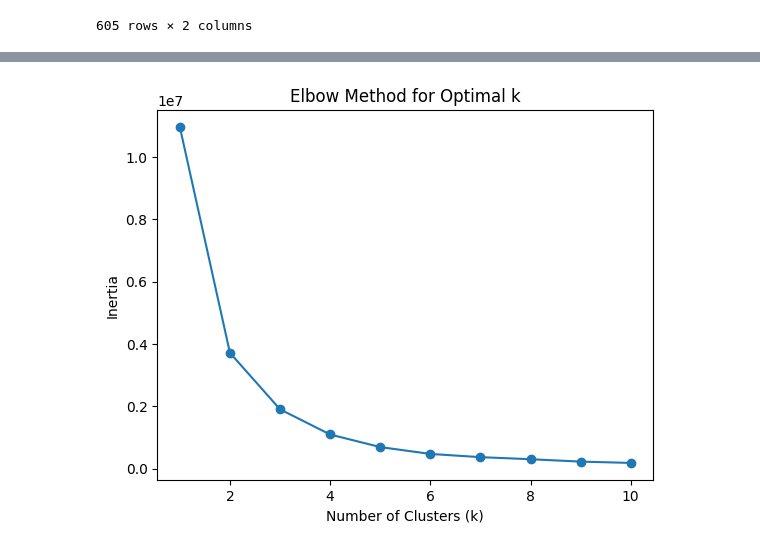
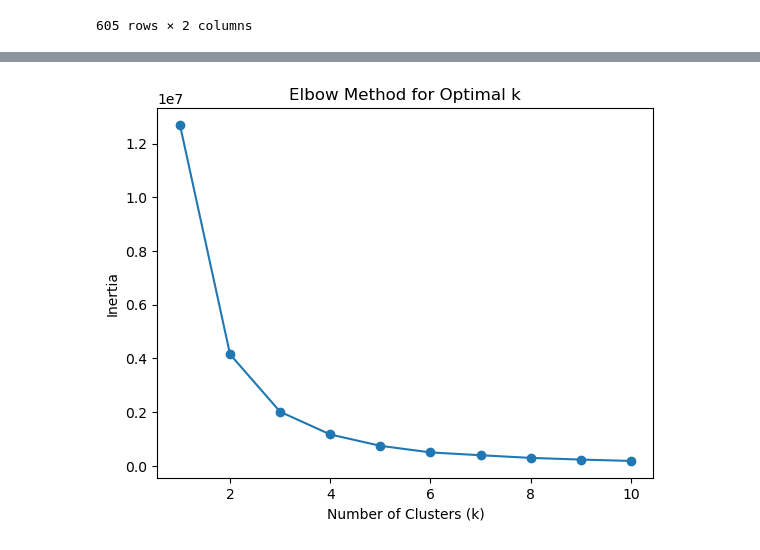
Before and after one commit to hengkuanxin/OR-SMT481-G5, a Jupyter notebook: demand_score.ipynb, the cells around one changed output, grey strips where cells are left out. Saved outputs shown, nothing was run; the diff lists cells and outputs as text; code cells hidden in the pictures.

```diff
--- a/demand_score.ipynb
+++ b/demand_score.ipynb
@@ -87,5 +94,5 @@ mean_weekly_trips
 # %%
 # Add mean weekly trips of each station to the stations data set
 merged_df = pd.merge(stations, mean_weekly_trips, left_on='station_id', right_on='start_station_id', how='left')
-# Drop the stations without a value, in this case, NA for mean_weekly_trips
-merged_df.dropna(inplace=True)
+# Replace empty demand with 0 mean weekly trips
+merged_df["MEAN_WEEKLY_TRIPS"].fillna(0, inplace=True)
@@ -99,0 +120,6 @@ dtype: int64
+# %%
+# Select wanted columns
+final_df = merged_df[['station_id','station_name','capacity','lng','lat','MEAN_WEEKLY_TRIPS']].copy()
+print(f"column names: \n{final_df.columns}")
+print("")
+print(f"Checking for null values \n{final_df[['station_id', 'MEAN_WEEKLY_TRIPS', 'capacity']].isnull().sum()}")
@@ -153,7 +189,7 @@ from sklearn.cluster import KMeans
 
 # Do a K-Means clustering
 num_clusters = 4
-kmeans = KMeans(n_clusters= num_clusters, random_state=42)
+kmeans = KMeans(n_clusters= num_clusters, random_state=42, n_init=10)
 final_df['DEMAND_CATEGORY'] = kmeans.fit_predict(final_df[['DEMAND_SCORE']])
 # %%
 final_df['DEMAND_CATEGORY'].value_counts()
@@ -181,10 +215,10 @@ plt.show()
 # Create a dictionary to map cluster labels to category names
 # assign according to the cluster numbers on the chart
 cluster_mapping = {
-    3: 'Lowest',
-    0: 'Low',
-    2: 'Medium',
-    1: 'Highest'
+    0: 'Lowest',
+    2: 'Low',
+    1: 'Medium',
+    3: 'Highest'
 }
 
 # Rename the categories in your DataFrame
@@ -192,34 +226,34 @@ final_df['DEMAND_CATEGORY'] = final_df['DEMAND_CATEGORY'].map(cluster_mapping)
 # %%
 # Confirmation of K Values
 # Use the Elbow Method to see if number of clusters is suitable
 # Results show K = 3 or K = 4 as suitable.
 
 
 def find_optimal_k(df, max_k=10):
     """Finds the optimal k using the elbow method."""
     inertia = []
 
     for k in range(1, max_k + 1):
-        kmeans = KMeans(n_clusters=k, random_state=42)
+        kmeans = KMeans(n_clusters=k, random_state=42, n_init=10)
         kmeans.fit(df[['DEMAND_SCORE']])
         inertia.append(kmeans.inertia_)
 
     # Plot the elbow curve
     plt.plot(range(1, max_k + 1), inertia, marker='o')
     plt.xlabel('Number of Clusters (k)')
     plt.ylabel('Inertia')
     plt.title('Elbow Method for Optimal k')
     plt.show()
 
 # Run the function to find the optimal k
 find_optimal_k(final_df)
 
 # HOW TO READ
 # Look for drop in inertia as K value increases
 # We want a reasonably high K value.
 # Around K = 3 or 4, there is a significant drop in inertia.
 # %% [output]
-[figure, old version]
+[figure, new version]
 # %%
 plt.figure(figsize=(10, 6))
 for cluster in ['Lowest','Low','Medium','Highest']:
```
Also changed, not shown: parts of 19 cells of this notebook, 1 other file.
